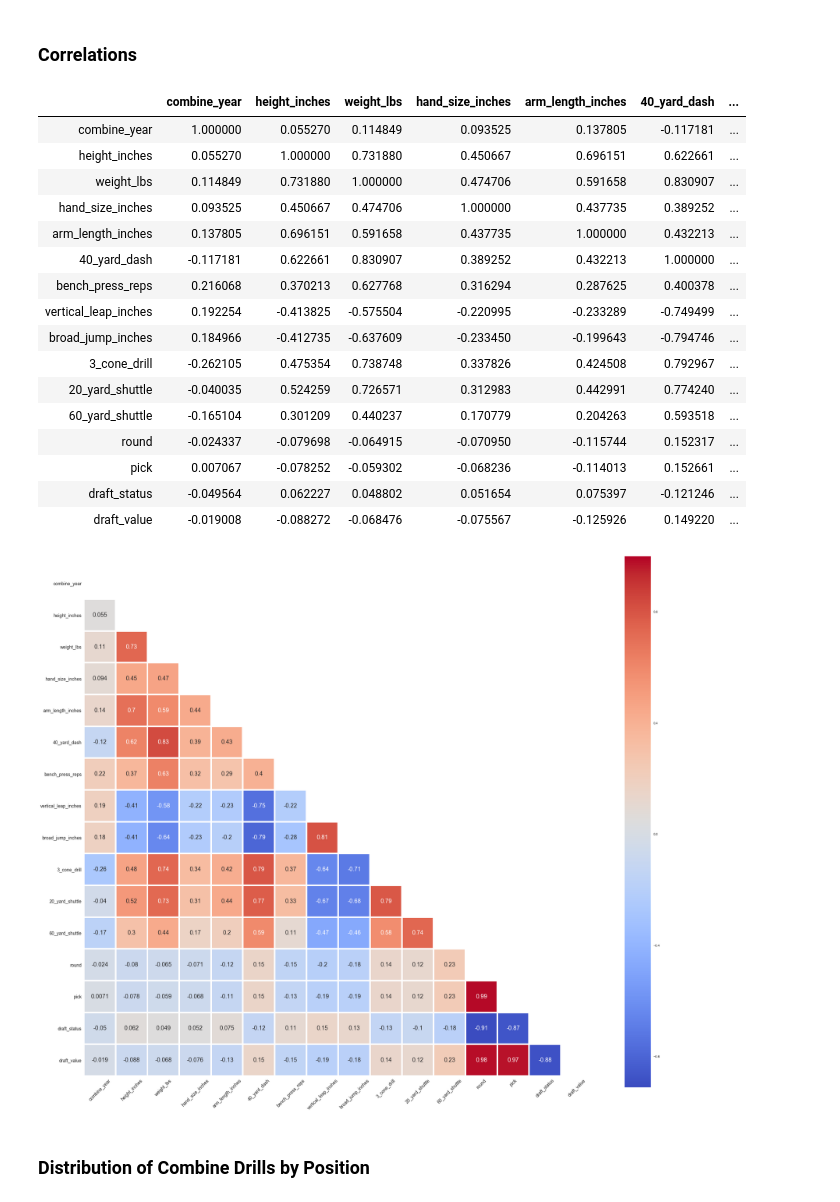
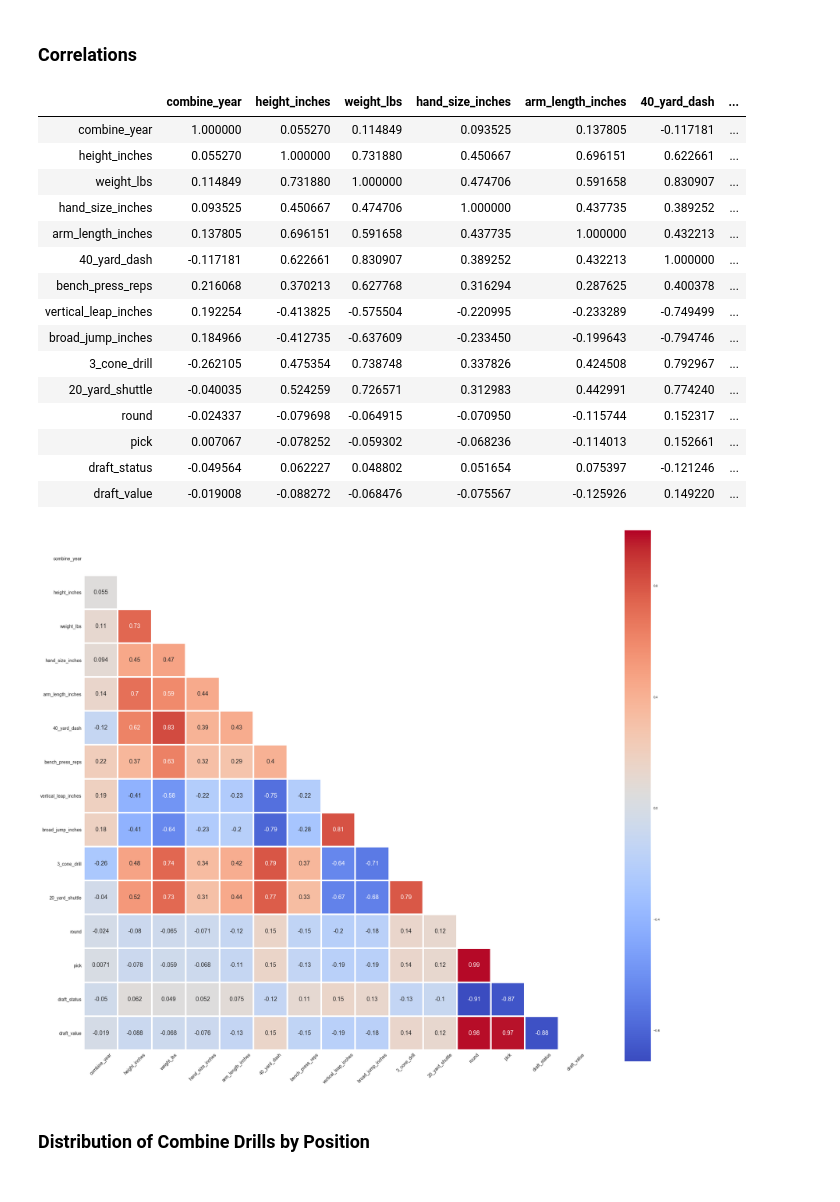
Before and after one commit to michaelpallante/nfl_combine_classification_modeling, a Jupyter notebook: notebooks/nfl_combine_eda.ipynb, the cells around one changed output. Drawn from its saved outputs; the diff is of its cells as text; code cells hidden in the pictures.

```diff
--- a/notebooks/nfl_combine_eda.ipynb
+++ b/notebooks/nfl_combine_eda.ipynb
@@ -60,21 +60,21 @@ nfl_draft_df
 8179 rows × 7 columns
 # %%
 # merge the NFL Combine and NFL Draft datasets with an outer join so that all values and rows are retained
-nfl_df = pd.merge(nfl_combine_df, nfl_draft_df, how = 'left', on = ['full_name', 'last_name', 'first_name', 'combine_year'])
+nfl_merged_df = pd.merge(nfl_combine_df, nfl_draft_df, how = 'left', on = ['full_name', 'last_name', 'first_name', 'combine_year'])
 
 # impute round and pick values to reflect undrafted players. round '13' means undrafted (draft lasts only 12 rounds)
 # and pick '337' means undrafted (only 336 players get drafted). 'udfa' means no team drafted the players, therefore
 # making them undrafted free agents (udfa).
-nfl_df['round'].fillna('13', inplace=True)
-nfl_df['pick'].fillna('337', inplace=True)
-nfl_df['team'].fillna('udfa', inplace=True)
+nfl_merged_df['round'].fillna('13', inplace=True)
+nfl_merged_df['pick'].fillna('337', inplace=True)
+nfl_merged_df['team'].fillna('udfa', inplace=True)
 
 # change round and pick variables to integer values
-nfl_df['round'] = nfl_df['round'].astype(int)
-nfl_df['pick'] = nfl_df['pick'].astype(int)
+nfl_merged_df['round'] = nfl_merged_df['round'].astype(int)
+nfl_merged_df['pick'] = nfl_merged_df['pick'].astype(int)
 
 # quick overview of nfl_df dataset
-nfl_df
+nfl_merged_df
 # %% [output]
 |  | full_name | first_name | last_name | combine_year | college | position | height_inches | weight_lbs | ... |
 | 0 | jamal_adams | jamal | adams | 2017 | louisiana_state | db | 71.63 | 214 | ... |
@@ -146,0 +149,2 @@ dtype: int64
+# %%
+nfl_merged_df = nfl_merged_df.drop(['60_yard_shuttle'], axis = 1)
@@ -146,0 +169,13 @@ dtype: int64
+# %%
+# created draft_status column. '1' means the player was drafted and '0' means the player was undrafted
+nfl_merged_df['draft_status'] = nfl_merged_df['round'].astype(str).map({'1': 1, '2': 1, '3': 1, '4': 1, '5': 1, '6': 1,
+                                                                        '7': 1, '8': 1, '9': 1, '10': 1, '11': 1,
+                                                                        '12': 1, '13': 0})
+
+# created draft_value column. '1' means the player was a Day 1 draft pick (selected in Round 1), '2' means the player
+# was a Day 2 draft pick (selected in Rounds 2-3), '3' means the player was a Day 3 draft pick (selected in
+# Rounds 4-7), '4' means the player was selected in Rounds 8-12 (the draft used to follow a 12 round format until
+# 1993. 1993 draft was 8 rounds. 1994-present drafts are 7 rounds.), '5' means the player was undrafted.
+nfl_merged_df['draft_value'] = nfl_merged_df['round'].astype(str).map({'1': 1, '2': 2, '3': 2, '4': 3, '5': 3, '6': 3,
+                                                                       '7': 3, '8': 4, '9': 4, '10': 4, '11': 4,
+                                                                       '12': 4, '13': 5})
@@ -264,8 +288,8 @@ nfl_df.describe()
 # %% [markdown]
 ### Correlations
 # %%
-# Correlations between all variables in nfl_df dataset
-nfl_df.corr(method = 'pearson')
+# Correlations between all variables in the nfl_merged_df dataset
+nfl_merged_df.corr(method = 'pearson')
 # %% [output]
 |  | combine_year | height_inches | weight_lbs | hand_size_inches | arm_length_inches | 40_yard_dash | ... |
 | combine_year | 1.000000 | 0.055270 | 0.114849 | 0.093525 | 0.137805 | -0.117181 | ... |
@@ -279,28 +303,27 @@ nfl_df.corr(method = 'pearson')
 | broad_jump_inches | 0.184966 | -0.412735 | -0.637609 | -0.233450 | -0.199643 | -0.794746 | ... |
 | 3_cone_drill | -0.262105 | 0.475354 | 0.738748 | 0.337826 | 0.424508 | 0.792967 | ... |
 | 20_yard_shuttle | -0.040035 | 0.524259 | 0.726571 | 0.312983 | 0.442991 | 0.774240 | ... |
-| 60_yard_shuttle | -0.165104 | 0.301209 | 0.440237 | 0.170779 | 0.204263 | 0.593518 | ... |
 | round | -0.024337 | -0.079698 | -0.064915 | -0.070950 | -0.115744 | 0.152317 | ... |
 | pick | 0.007067 | -0.078252 | -0.059302 | -0.068236 | -0.114013 | 0.152661 | ... |
 | draft_status | -0.049564 | 0.062227 | 0.048802 | 0.051654 | 0.075397 | -0.121246 | ... |
 | draft_value | -0.019008 | -0.088272 | -0.068476 | -0.075567 | -0.125926 | 0.149220 | ... |
 # %%
-#Correlation Heatmap of all variables in nfl_df dataset
+#Correlation Heatmap of all variables in the nfl_merged_df dataset
 
-mask = np.zeros_like(nfl_df.corr())
+mask = np.zeros_like(nfl_merged_df.corr())
 triangle_indices = np.triu_indices_from(mask)
 mask[triangle_indices] = True
 
 plt.figure(figsize=(35,30))
-ax = sns.heatmap(nfl_df.corr(method='pearson'), cmap="coolwarm", mask=mask, annot=True, annot_kws={"size": 18}, square=True, linewidths=4)
+ax = sns.heatmap(nfl_merged_df.corr(method='pearson'), cmap="coolwarm", mask=mask, annot=True, annot_kws={"size": 18}, square=True, linewidths=4)
 sns.set_style('white')
 plt.xticks(fontsize=14, rotation=45)
 plt.yticks(fontsize=14, rotation=0)
 bottom, top = ax.get_ylim()
 ax.set_ylim(bottom + 0.5, top - 0.5)
 plt.show()
 # %% [output]
-[figure, old version]
+[figure, new version]
 # %% [markdown]
 ### Distribution of Combine Drills by Position
 # %% [markdown]
```
Also changed, not shown: parts of 17 cells of this notebook, 1 other file.
